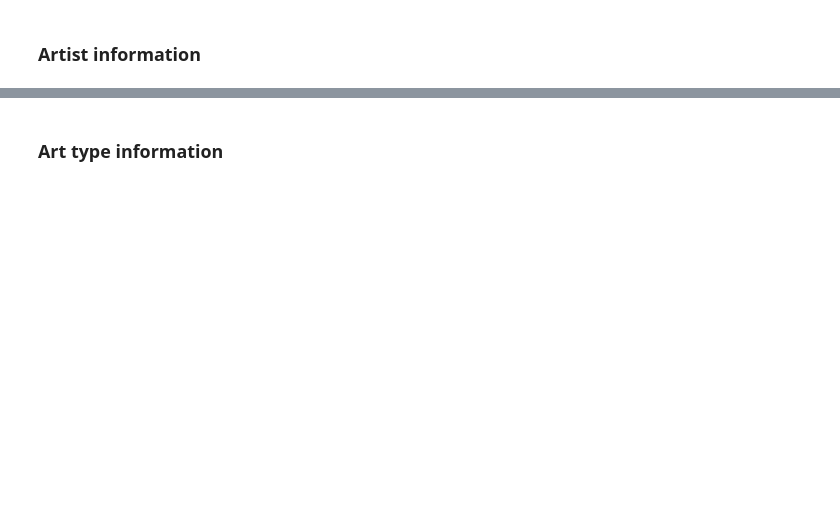
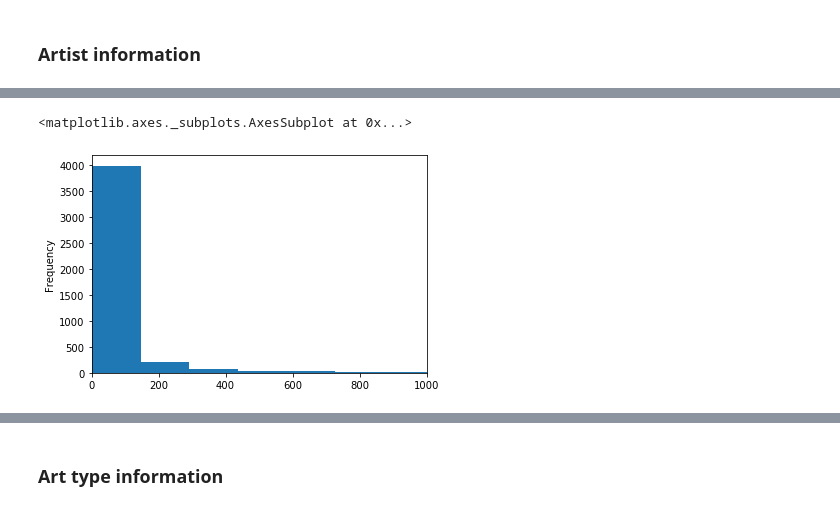
Before and after one commit to Zardinality/InfoVis-Framework-2021, a Jupyter notebook: data-insights.ipynb, the cells around one changed output, grey strips where cells are left out. Drawn from its saved outputs; the diff is of its cells as text; code cells hidden in the pictures; blank space fills up the shorter version.

```diff
--- a/data-insights.ipynb
+++ b/data-insights.ipynb
@@ -20,3 +76,9 @@ print(f"Unique artists: {dataset['artist_full_name'].nunique()}")
+# %%
+# plot the artwork counts histogram, on school level
+dataset['school'].value_counts()[10:].plot.hist(bins=100, xlim=[0,1000], xlabel="number of art works", ylabel="number of school")
+# %% [output]
+<matplotlib.axes._subplots.AxesSubplot at 0x...>
+[figure, added]
 # %%
 # Get the average number of works made by an artist
 print(f"Average number of works per artist: {dataset['id'].count() / dataset['artist_full_name'].nunique():.2f}")
```
Also changed, not shown: parts of 7 cells of this notebook, 4 other files.
